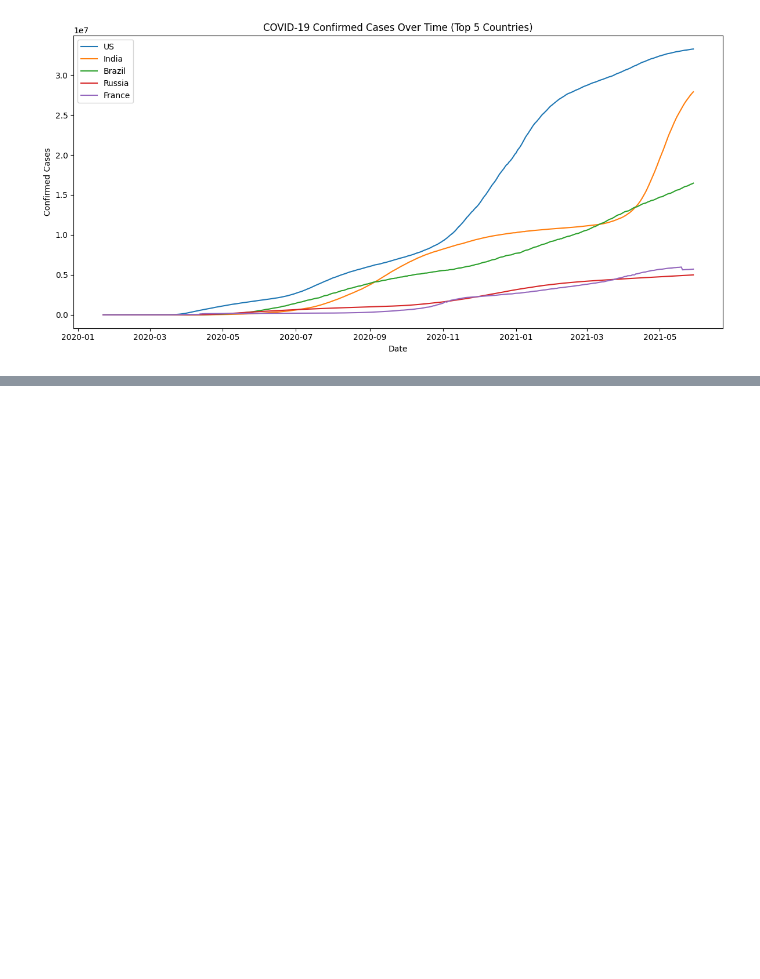
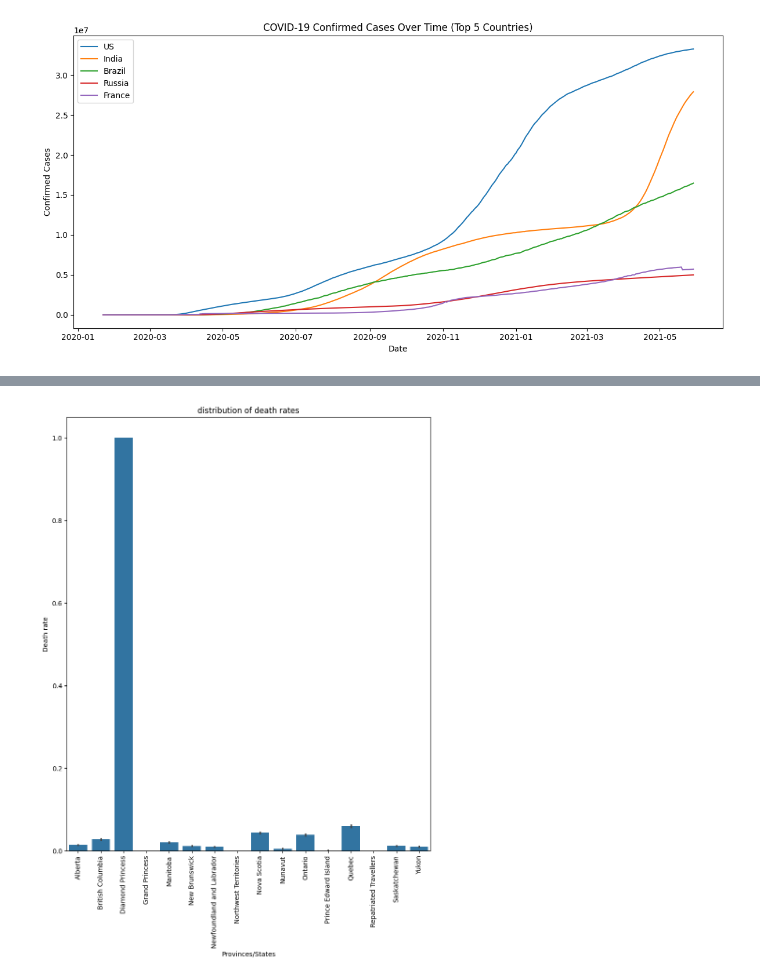
Before and after one commit to fizz-i/COVID-19_Case-study, a Jupyter notebook: case-study_1.ipynb, the cells around one changed output, grey strips where cells are left out. Cells and saved outputs as stored; diff of their text form; code cells hidden in the pictures; blank space fills up the shorter version.

```diff
--- a/case-study_1.ipynb
+++ b/case-study_1.ipynb
@@ -139,0 +250,5 @@ plt.show()
+# %%
+data_confirmed['Lat'].fillna(method="ffill", inplace=True)
+data_confirmed['Long'].fillna(method="ffill",inplace=True)
+data_confirmed['Province/State'].fillna("All Provinces", inplace=True)
+data_confirmed.isnull().sum()
@@ -139,0 +326,10 @@ plt.show()
+# %%
+data_deaths['Lat'] = data_deaths['Lat'].astype(float)
+data_deaths['Long'] = data_deaths['Long'].astype(float)
+data_deaths['Province/State'] = data_deaths['Province/State'].astype('string')
+data_deaths['Country/Region'] = data_deaths['Country/Region'].astype('string')
+obj = data_deaths.select_dtypes(include=object).columns
+
+for every_obj in obj:
+    data_deaths[every_obj] = pd.to_numeric(data_deaths[every_obj])
+data_deaths.dtypes
@@ -139,0 +434,7 @@ plt.show()
+# %%
+confirmed_canada = data_confirmed[data_confirmed['Country/Region']=='Canada']
+confirmed_canada_copy = pd.DataFrame.copy(confirmed_canada)
+confirmed_canada_copy.drop(columns=['Country/Region', 'Lat', 'Long'], inplace=True)
+confirmed_canada_copy = confirmed_canada_copy.groupby('Province/State').sum()
+confirmed_canada_copy = confirmed_canada_copy.reset_index().melt(id_vars='Province/State', var_name='date')
+confirmed_canada_copy
@@ -139,0 +455,9 @@ plt.show()
+# %%
+deaths_canada = data_deaths[data_deaths['Country/Region']=='Canada']
+deaths_canada_copy = pd.DataFrame.copy(deaths_canada)
+
+deaths_canada_copy.drop(columns=['Country/Region', 'Lat', 'Long'], inplace=True)
+deaths_canada_copy = deaths_canada_copy.groupby('Province/State').sum()
+deaths_canada_copy = deaths_canada_copy.reset_index().melt(id_vars='Province/State', var_name='date')
+deaths_canada_copy['date'] = pd.to_datetime(deaths_canada_copy['date'])
+deaths_canada_copy
@@ -139,0 +478,13 @@ plt.show()
+# %%
+plt.figure(figsize=(10,12))
+
+sbn.barplot(x=deaths_canada_copy['Province/State'],y=(deaths_canada_copy['value']/confirmed_canada_copy['value']))
+plt.xticks(rotation=90)
+plt.xlabel("Provinces/States")
+plt.ylabel("Death rate")
+plt.title("distribution of death rates")
+
+plt.savefig('output.svg')
+plt.show()
+# %% [output]
+[figure, added]
```
Also changed, not shown: parts of 38 cells of this notebook.
